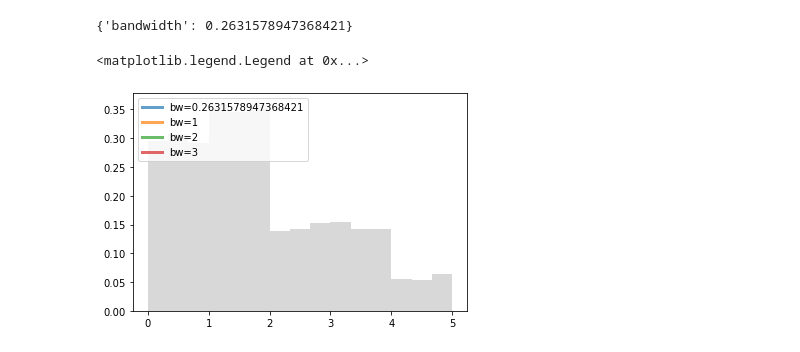
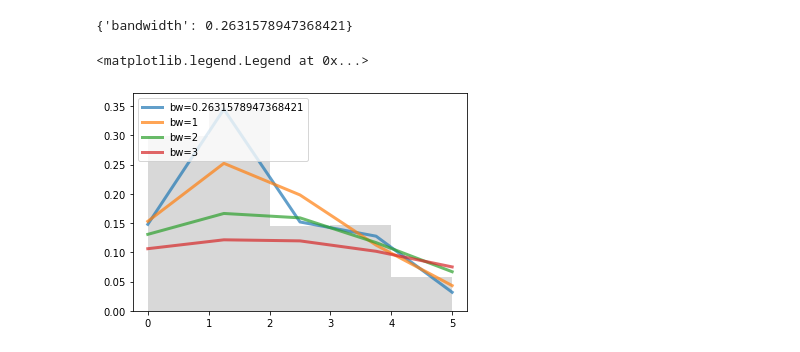
Before and after one commit to IvanArellanoRuelas/ProyectoModulo1_ArellanoI_LafargaI, a Jupyter notebook: ProyectoModulo2_Arellano_Lafarga.ipynb, the cells around one changed output. Saved outputs shown, nothing was run; the diff lists cells and outputs as text; code cells hidden in the pictures.

```diff
--- a/ProyectoModulo2_Arellano_Lafarga.ipynb
+++ b/ProyectoModulo2_Arellano_Lafarga.ipynb
@@ -928,13 +967,13 @@ print(grid.best_params_)
 # %%
 fig, ax = plt.subplots()
 for bandwidth in [0.2631578947368421,1,2,3]:
-    ax.plot(np.linspace(0,10,1), kde_sklearn(N_4, np.linspace(0,10,1), bandwidth=bandwidth),
+    ax.plot(np.linspace(0,5,5), kde_sklearn(N_4, np.linspace(0,5,5), bandwidth=bandwidth),
             label='bw={0}'.format(bandwidth), linewidth=3, alpha=0.7)
-ax.hist(N_4, 15, fc='gray', histtype='stepfilled', alpha=0.3, density=True)
+ax.hist(N_4, 5, fc='gray', histtype='stepfilled', alpha=0.3, density=True)
 ax.legend(loc='upper left')
 # %% [output]
 <matplotlib.legend.Legend at 0x...>
-[figure, old version]
+[figure, new version]
 # %%
 # Reducción de varianza y Montecarlo
 N=10000
```
Also changed, not shown: parts of 41 cells of this notebook.
